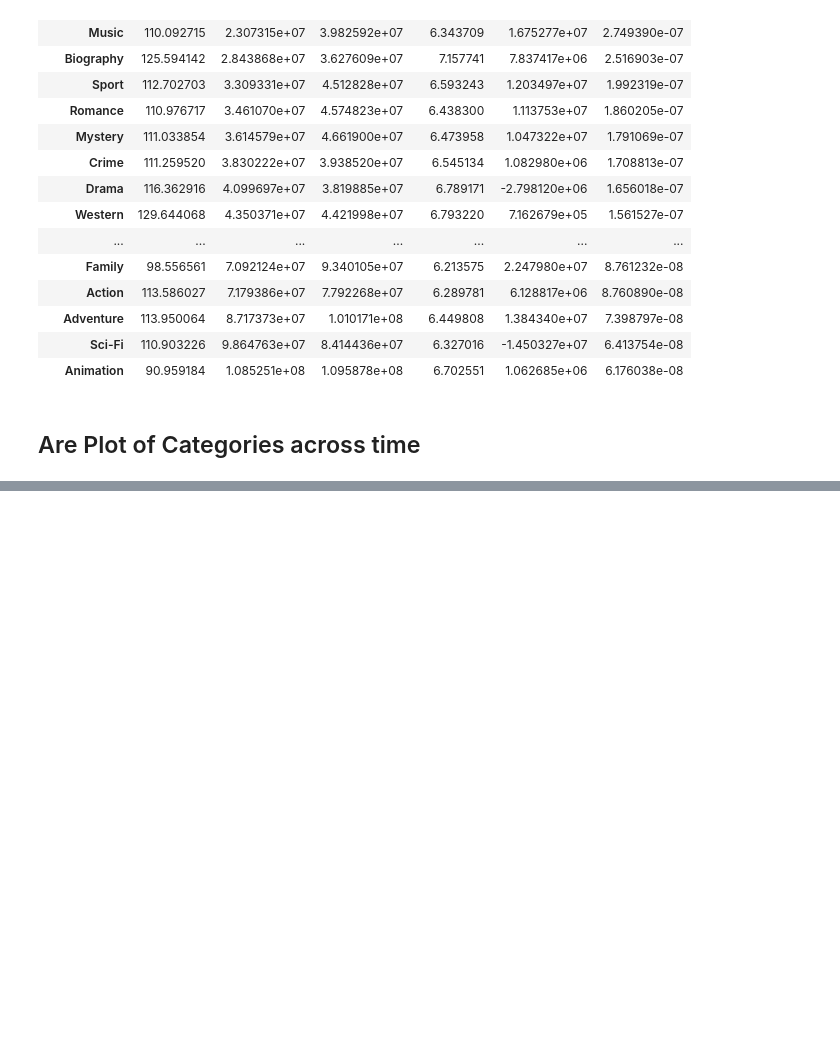
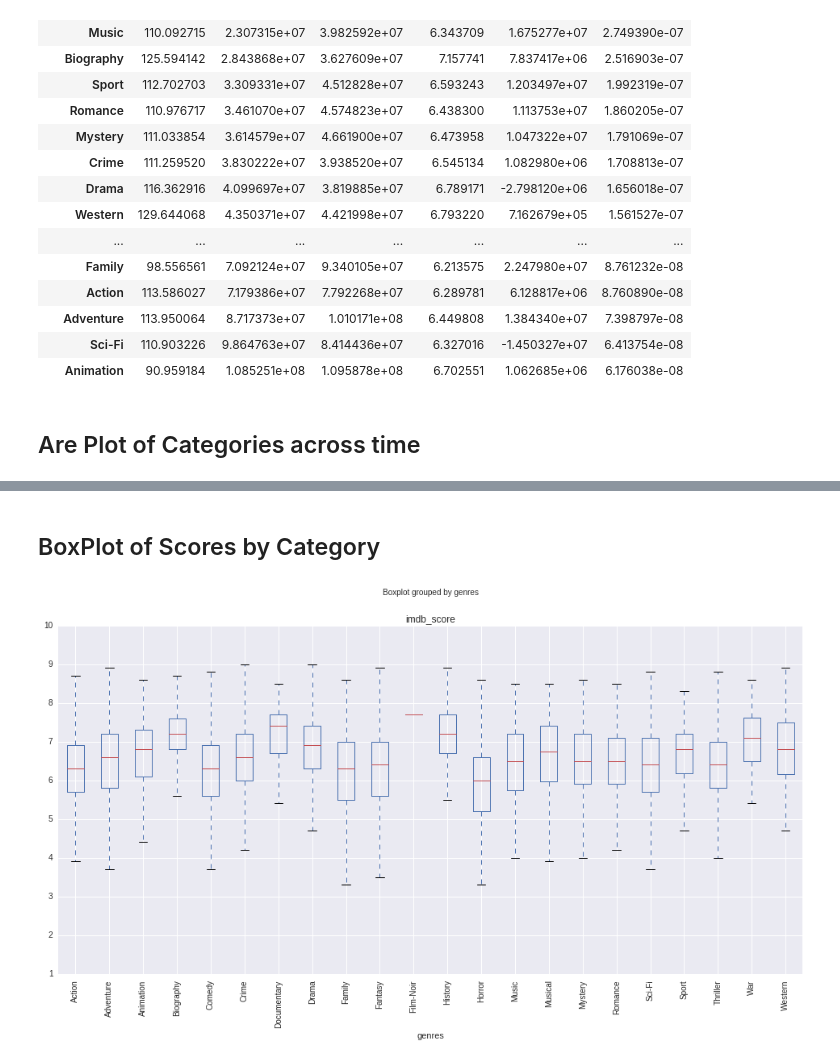
Before and after one commit to lrargerich/7506, a Jupyter notebook: Notebooks/Movies.ipynb, the cells around one changed output, grey strips where cells are left out. Drawn from its saved outputs; the diff is of its cells as text; code cells hidden in the pictures; blank space fills up the shorter version.

```diff
--- a/Notebooks/Movies.ipynb
+++ b/Notebooks/Movies.ipynb
@@ -633,0 +664,6 @@ plt.show()
+# %% [markdown]
+## BoxPlot of Scores by Category
+# %%
+multi_movies.boxplot('imdb_score',by='genres',figsize=(16,8),rot=90);
+# %% [output]
+[figure, added]
```
Also changed, not shown: parts of 15 cells of this notebook, 1 other file.
